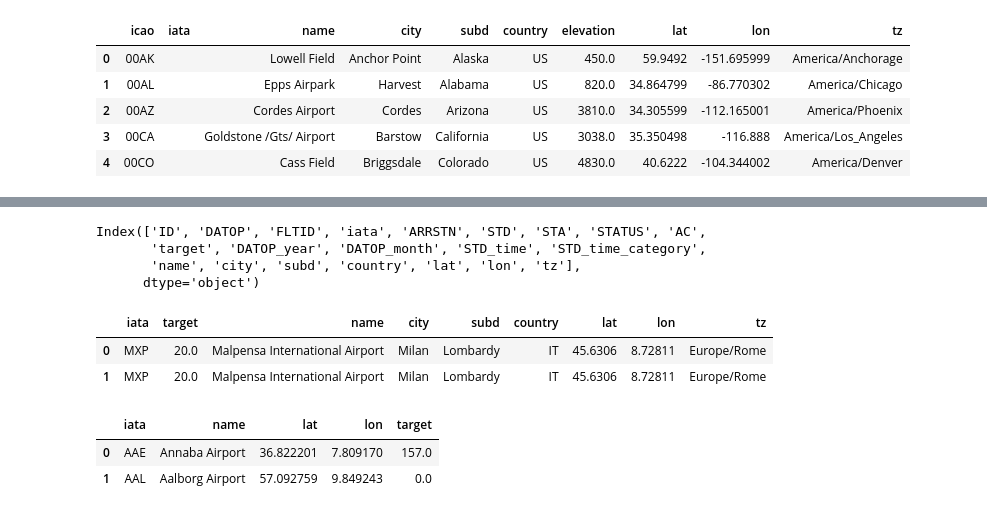
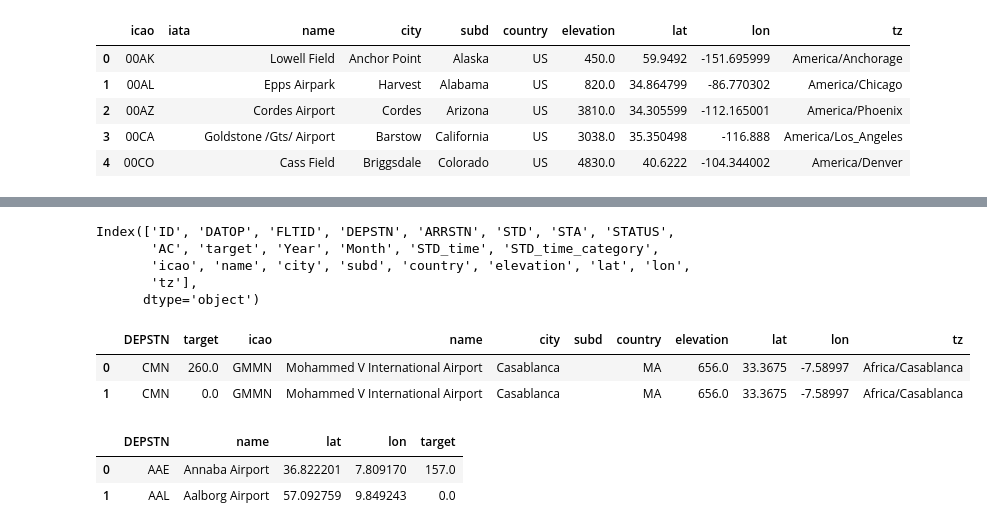
Before and after one commit to janb89/groupwork2, a Jupyter notebook: EDA_Tamara.ipynb, the cells around one changed output, grey strips where cells are left out. Cells and saved outputs as stored; diff of their text form; code cells hidden in the pictures.

```diff
--- a/EDA_Tamara.ipynb
+++ b/EDA_Tamara.ipynb
@@ -167,7 +135,7 @@ memory usage: 8.2+ MB
 # Plot1: see how big the delay at different time points of the year is
 # Create a new columns containing year and month of the flight (from DATOP)
 
-df['DATOP_year'] = df.DATOP.dt.year
-df['DATOP_month'] = df.DATOP.dt.month
+df['Year'] = df.DATOP.dt.year
+df['Month'] = df.DATOP.dt.month
 df.head(2)
 # %% [output]
@@ -484,6 +391,3 @@ airports.query('iata == "TUN"').iata.count()
-# %%
-#Drop the icao column and elevation because we do not need this information
-airports.drop(['icao', 'elevation'], axis=1, inplace=True)
 # %%
 airports.info()
 # %% [output]
@@ -519,10 +411,10 @@ print(airports_2.shape)
 # %%
 #we create a new dataframe containing the airport information and the flight delay information
 #because we do not have the same column names that we can merge we rename the columns in df with 'iata'
-df.rename(columns = {'DEPSTN':'iata'}, inplace=True)
-ap_delay = pd.merge(df, airports_2 , how='inner', on='iata')
+airports.rename(columns = {'iata':'DEPSTN'}, inplace=True)
+ap_delay = pd.merge(df, airports, how='inner', on='DEPSTN')
 print(df.shape)
 print(ap_delay.shape)
-ap_delay.head(10)
+ap_delay.head(5)
 # %% [output]
 (107833, 14)
@@ -544,22 +431,23 @@ ap_delay.head(10)
 #For this, we only need a dataframe with the airport information and our target. We drop all the other columns from our new dataframe
 ap_delay.columns
 # %% [output]
-Index(['ID', 'DATOP', 'FLTID', 'iata', 'ARRSTN', 'STD', 'STA', 'STATUS', 'AC',
-       'target', 'DATOP_year', 'DATOP_month', 'STD_time', 'STD_time_category',
-       'name', 'city', 'subd', 'country', 'lat', 'lon', 'tz'],
+Index(['ID', 'DATOP', 'FLTID', 'DEPSTN', 'ARRSTN', 'STD', 'STA', 'STATUS',
+       'AC', 'target', 'Year', 'Month', 'STD_time', 'STD_time_category',
+       'icao', 'name', 'city', 'subd', 'country', 'elevation', 'lat', 'lon',
+       'tz'],
       dtype='object')
 # %%
-ap_delay.drop(columns=['ID', 'DATOP', 'FLTID', 'ARRSTN', 'STD', 'STA', 'STATUS', 'AC', 'DATOP_year', 'DATOP_month', 'STD_time', 'STD_time_category'], axis=0, inplace=True)
+ap_delay.drop(columns=['ID', 'DATOP', 'FLTID', 'ARRSTN', 'STD', 'STA', 'STATUS', 'AC', 'Year', 'Month', 'STD_time', 'STD_time_category'], axis=0, inplace=True)
 ap_delay.head(2)
 # %% [output]
-|  | iata | target | name | city | subd | country | lat | lon | tz |
-| 0 | MXP | 20.0 | Malpensa International Airport | Milan | Lombardy | IT | 45.6306 | 8.72811 | Europe/Rome |
-| 1 | MXP | 20.0 | Malpensa International Airport | Milan | Lombardy | IT | 45.6306 | 8.72811 | Europe/Rome |
+|  | DEPSTN | target | icao | name | city | subd | country | elevation | lat | lon | tz |
+| 0 | CMN | 260.0 | GMMN | Mohammed V International Airport | Casablanca |  | MA | 656.0 | 33.3675 | -7.58997 | Africa/Casablanca |
+| 1 | CMN | 0.0 | GMMN | Mohammed V International Airport | Casablanca |  | MA | 656.0 | 33.3675 | -7.58997 | Africa/Casablanca |
 # %%
-ap_delay_map = ap_delay.groupby(['iata', 'name', 'lat', 'lon']).target.mean().reset_index()
+ap_delay_map = ap_delay.groupby(['DEPSTN', 'name', 'lat', 'lon']).target.mean().reset_index()
 ap_delay_map.head(2)
 # %% [output]
-|  | iata | name | lat | lon | target |
+|  | DEPSTN | name | lat | lon | target |
 | 0 | AAE | Annaba Airport | 36.822201 | 7.809170 | 157.0 |
 | 1 | AAL | Aalborg Airport | 57.092759 | 9.849243 | 0.0 |
 # %%
```
Also changed, not shown: parts of 34 cells of this notebook.
